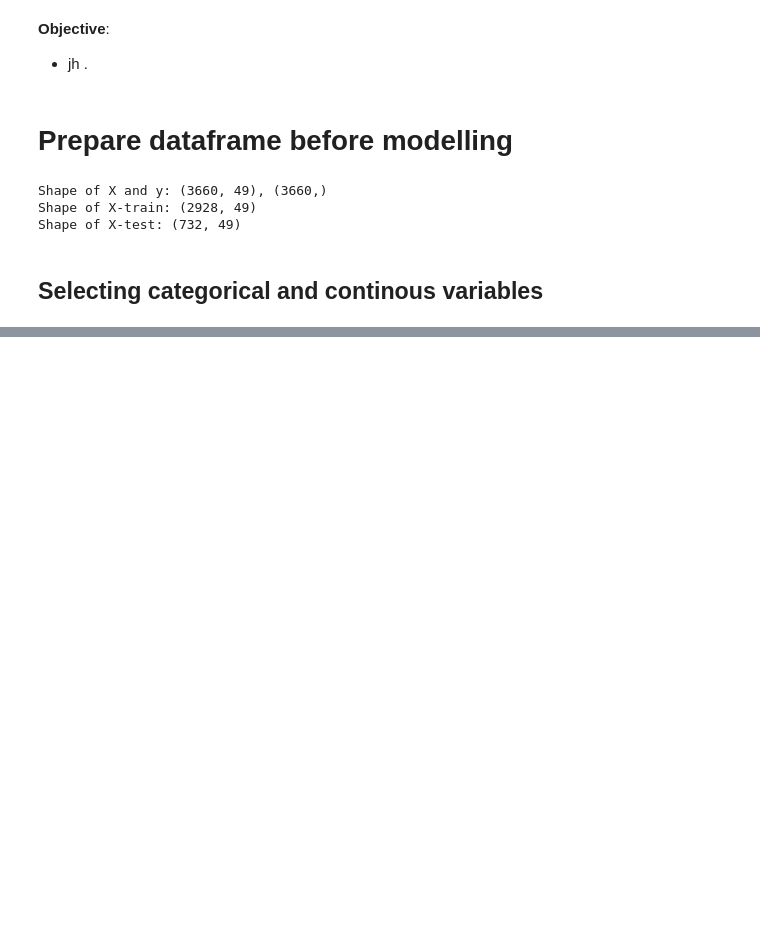
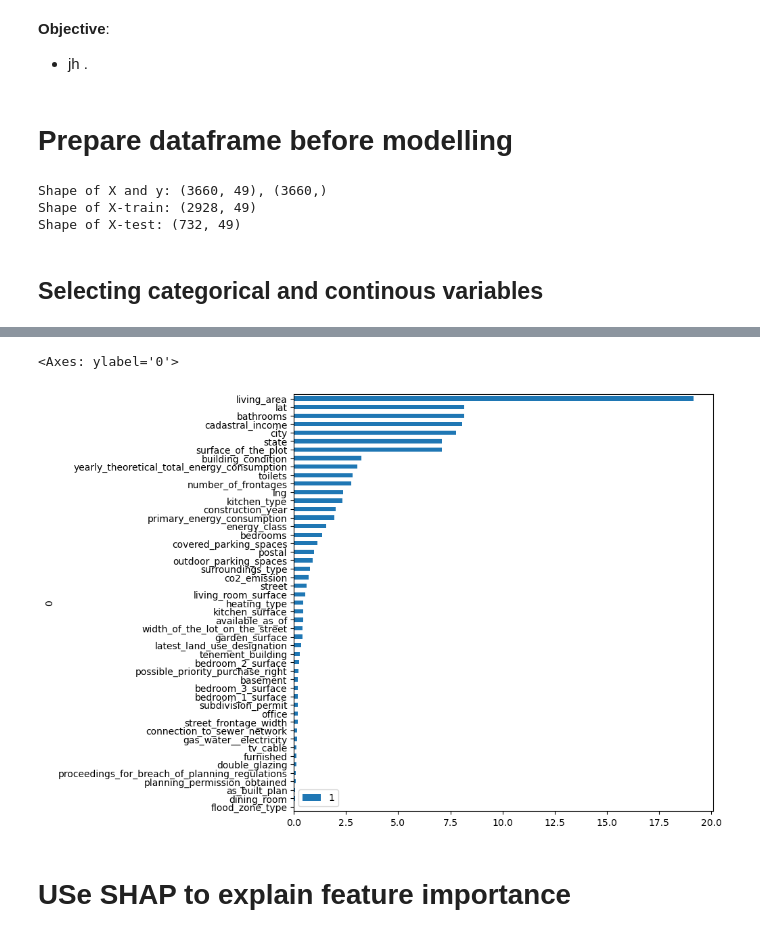
Before and after one commit to adamcseresznye/Belgian-House-Price-Predictor, a Jupyter notebook: notebooks/NB_5_ACs_Optimizing_the_model.ipynb, the cells around one changed output, grey strips where cells are left out. Cells and saved outputs as stored; diff of their text form; code cells hidden in the pictures; blank space fills up the shorter version.

```diff
--- a/notebooks/NB_5_ACs_Optimizing_the_model.ipynb
+++ b/notebooks/NB_5_ACs_Optimizing_the_model.ipynb
@@ -69,4 +69,17 @@ assert len(numerical_features) + len(categorical_features) == X_train.shape[1]
 train_dataset = catboost.Pool(X_train, y_train, cat_features=categorical_features)
 test_dataset = catboost.Pool(X_test, y_test, cat_features=categorical_features)
 # %%
-model = catboost.CatBoostRegressor(loss_function='RMSE')
+model = catboost.CatBoostRegressor(
+    iterations=10000,
+    random_seed=63,
+    loss_function="RMSE",
+)
+
+model.fit(
+    train_dataset,
+    eval_set=[test_dataset],
+    early_stopping_rounds=20,
+    use_best_model=True,
+    verbose=200,
+    plot=True,
+)
@@ -72,0 +108,9 @@ model = catboost.CatBoostRegressor(loss_function='RMSE')
+# %%
+pd.concat(
+    [pd.Series(model.feature_names_), pd.Series(model.feature_importances_)], axis=1
+).sort_values(by=1).set_index(0).plot.barh(figsize=(8, 8))
+# %% [output]
+<Axes: ylabel='0'>
+[figure, added]
+# %% [markdown]
+# USe SHAP to explain feature importance
```
Also changed, not shown: parts of 3 cells of this notebook, 6 other files.
